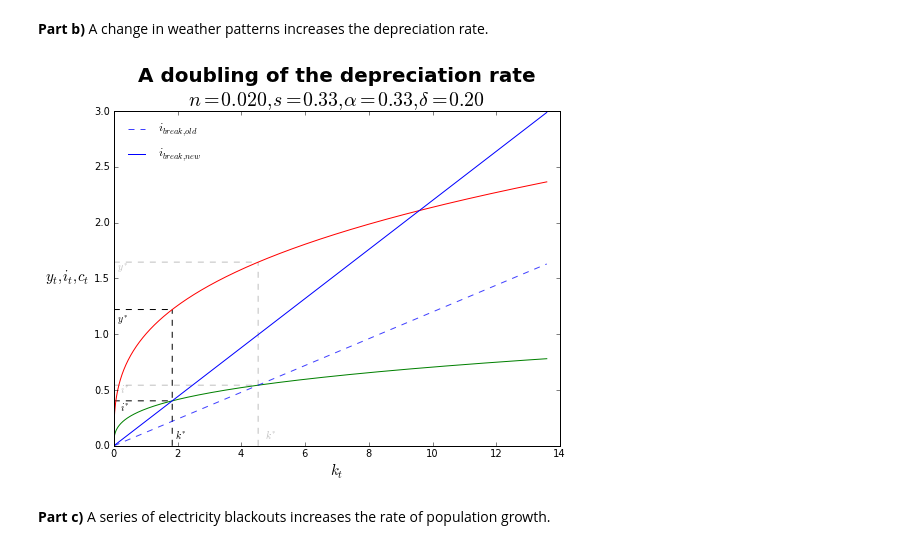
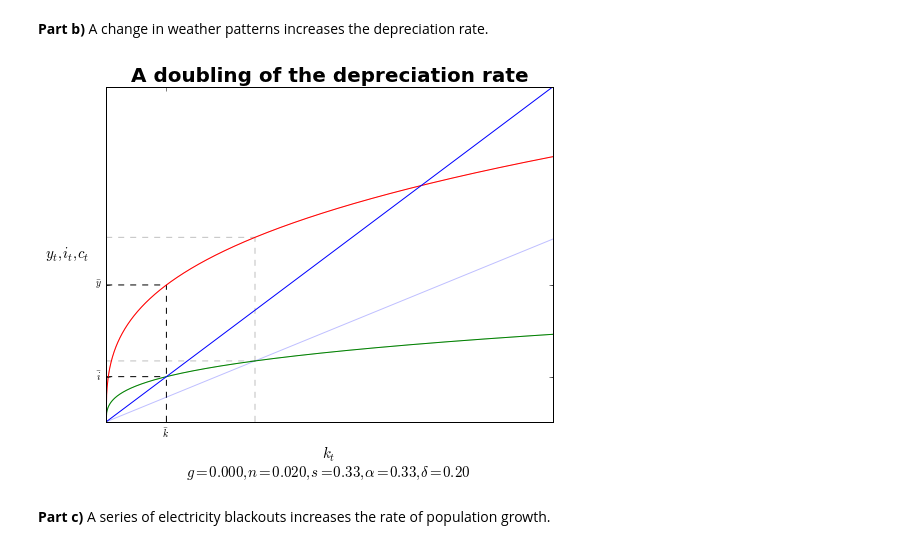
Before and after one commit to ChristopherShort/computational-econ-labs, a Jupyter notebook: undergraduate/Mankiw Chapter 8 (Tutorial 3).ipynb, the cells around one changed output. Cells and saved outputs as stored; diff of their text form; code cells hidden in the pictures.

```diff
--- a/undergraduate/Mankiw Chapter 8 (Tutorial 3).ipynb
+++ b/undergraduate/Mankiw Chapter 8 (Tutorial 3).ipynb
@@ -316,56 +262,28 @@ plt.show()
 # %% [markdown]
 **Part b)** A change in weather patterns increases the depreciation rate.
-# %%
-# reset original parameters
-solow_params['s']     = 0.33
-solow_params['delta'] = 0.10
-
-# new figure
-plt.figure(figsize=(8,6))
-
-# grid of values for capital per worker
-grid = np.linspace(0, 3 * k_star(), 1000)
-
-# plot output, actual investment, and breakeven investment
-plt.plot(grid, output(grid), 'r')
-plt.plot(grid, solow_params['s'] * output(grid), 'g')
-plt.plot(grid, (solow_params['n'] + solow_params['delta'])* grid,
-         'b--', label='$i_{break, old}$', alpha=0.75)
-
-plt.vlines(k_star(), 0, output(k_star()), linestyles='dashed', colors='k', alpha=0.25)
-plt.hlines([solow_params['s'] * output(k_star()), output(k_star())],
-           0, k_star(), linestyles='dashed', colors='k', alpha=0.25)
-
-# annotate the old steady state values
-plt.annotate('$k^*$', xy=(1.05 * k_star(), 0.05), alpha=0.25)
-plt.annotate('$i^*$', xy=(0.2, 0.85 * solow_params['s'] * output(k_star())), alpha=0.25)
-plt.annotate('$y^*$', xy=(0.1, 0.95 * output(k_star())), alpha=0.25)
-
-# increase the savings rate!
-solow_params['delta'] = 0.2
-plt.plot(grid, (solow_params['n'] + solow_params['delta'])* grid,
-         'b', label='$i_{break, new}$')
-
-# axes, labels, title, legend, etc
-plt.xlabel('$k_t$', fontsize=15)
-plt.ylabel('$y_t, i_t, c_t$', fontsize=15, rotation='horizontal')
-plt.title('A doubling of the depreciation rate\n' + r'$n=%0.3f,s=%.2f,\alpha=%.2f,\delta=%.2f$' \
-         %(solow_params['n'], solow_params['s'], solow_params['alpha'], solow_params['delta']),
-         weight='bold', fontsize=20)
-
-# demarcate the steady state values
-plt.vlines(k_star(), 0, output(k_star()), linestyles='dashed', colors='k')
-plt.hlines([solow_params['s'] * output(k_star()), output(k_star())],
-           0, k_star(), linestyles='dashed', colors='k')
-
-# annotate the plot
-plt.annotate('$k^*$', xy=(1.05 * k_star(), 0.05))
-plt.annotate('$i^*$', xy=(0.2, 0.75 * solow_params['s'] * output(k_star())))
-plt.annotate('$y^*$', xy=(0.1, 0.9 * output(k_star())))
-
-plt.legend(loc='best', frameon=False)
-plt.show()
-# %% [output]
-[figure, removed]
+# %%
+# reset original parameters
+solow_params['s']     = 0.33
+solow_params['delta'] = 0.10
+
+# new figure
+plt.figure(figsize=(8,6))
+
+# plot the Solow diagram
+kBar = 3 * k_bar(solow_params)
+plot_solowDiagram(solow_params, gridmax=kBar, transparency=0.25)
+
+# increase the savings rate!
+solow_params['delta'] = 0.2
+
+# plot the Solow diagram
+plot_solowDiagram(solow_params, gridmax=kBar)
+
+# new title
+plt.title('A doubling of the depreciation rate', weight='bold', fontsize=20)
+
+plt.show()
+# %% [output]
+[figure, added]
 # %% [markdown]
 **Part c)** A series of electricity blackouts increases the rate of population growth.
```
Also changed, not shown: parts of 39 cells of this notebook, 1 other file.
